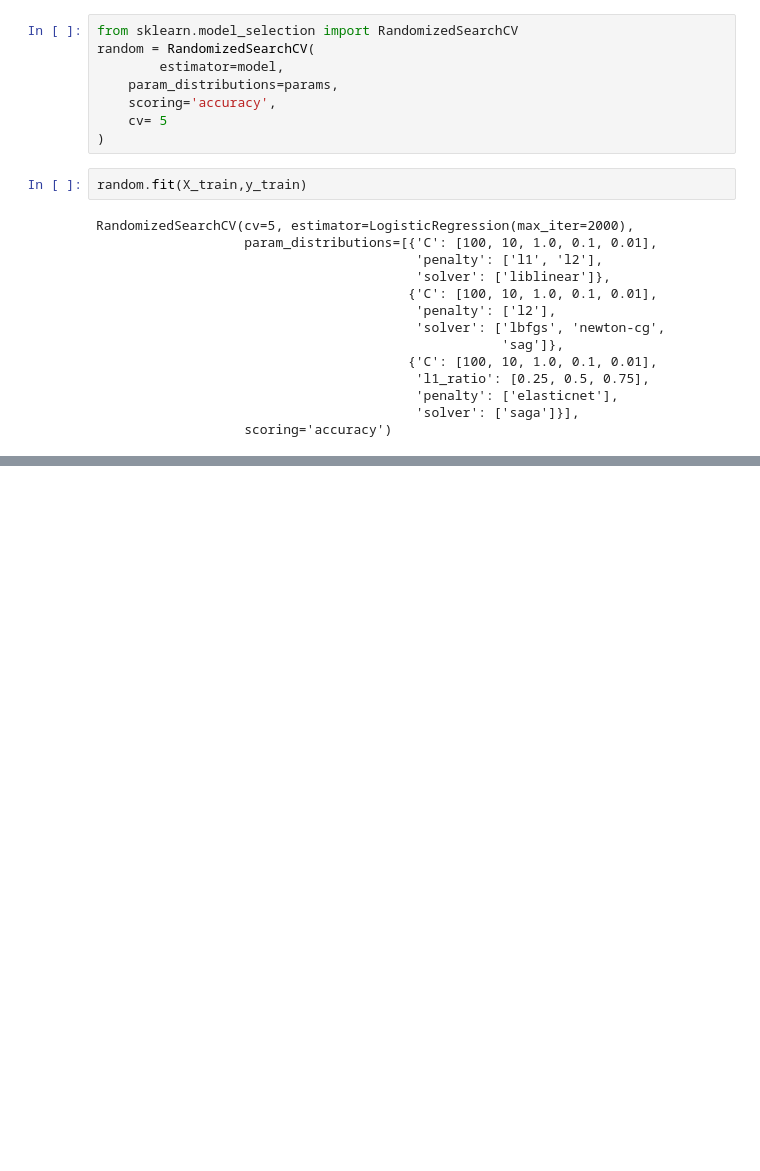
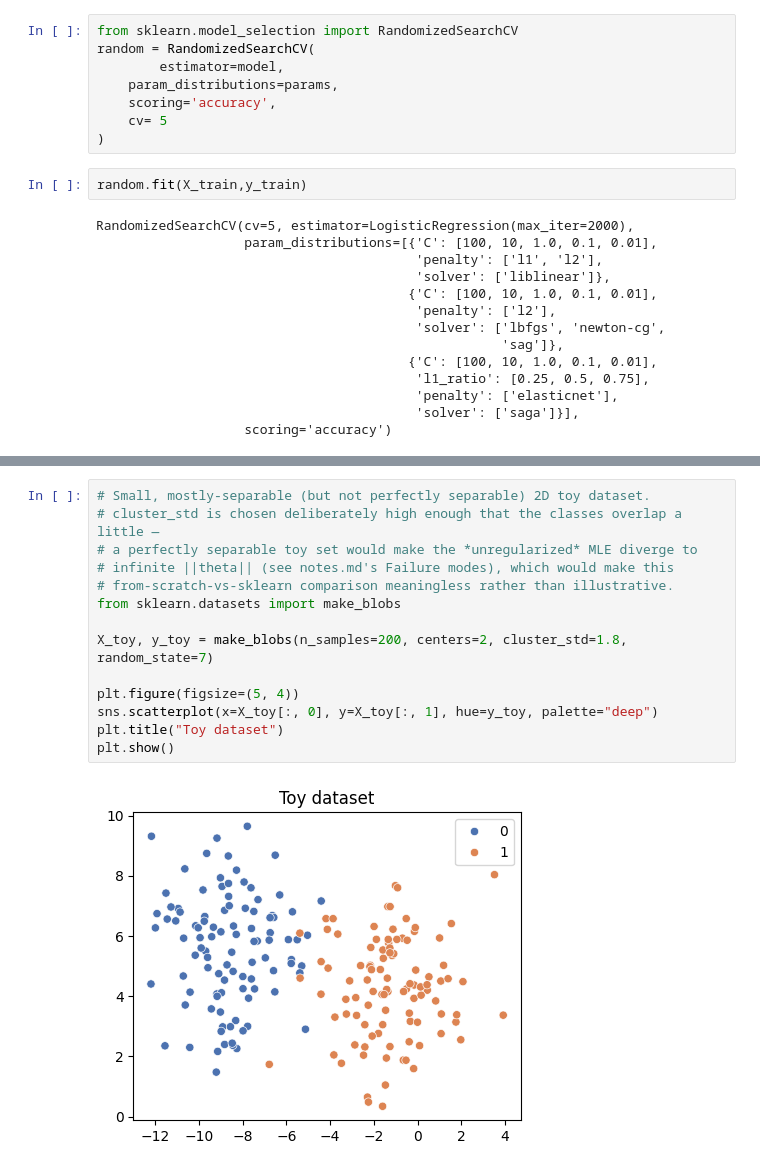
Before and after one commit to yash27007/python-bootcamp, a Jupyter notebook: 05-machine-learning/06-logistic-regression/logistic-regression.ipynb, the cells around one changed output, grey strips where cells are left out. Saved outputs shown, nothing was run; the diff lists cells and outputs as text; blank space fills up the shorter version.

```diff
--- a/05-machine-learning/06-logistic-regression/logistic-regression.ipynb
+++ b/05-machine-learning/06-logistic-regression/logistic-regression.ipynb
@@ -211,0 +216,16 @@ weighted avg       0.86      0.85      0.85       300
+# %%
+# Small, mostly-separable (but not perfectly separable) 2D toy dataset.
+# cluster_std is chosen deliberately high enough that the classes overlap a little —
+# a perfectly separable toy set would make the *unregularized* MLE diverge to
+# infinite ||theta|| (see notes.md's Failure modes), which would make this
+# from-scratch-vs-sklearn comparison meaningless rather than illustrative.
+from sklearn.datasets import make_blobs
+
+X_toy, y_toy = make_blobs(n_samples=200, centers=2, cluster_std=1.8, random_state=7)
+
+plt.figure(figsize=(5, 4))
+sns.scatterplot(x=X_toy[:, 0], y=X_toy[:, 1], hue=y_toy, palette="deep")
+plt.title("Toy dataset")
+plt.show()
+# %% [output]
+[figure, added]
```
Also changed, not shown: parts of 7 cells of this notebook, 3 other files.
